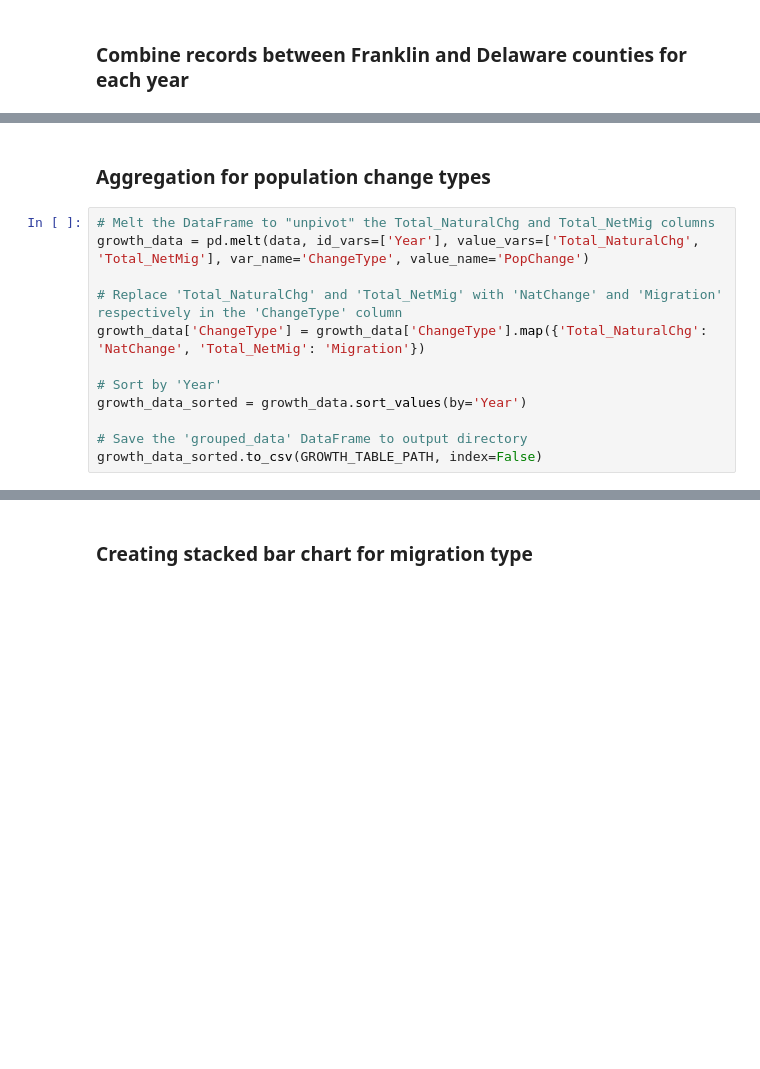
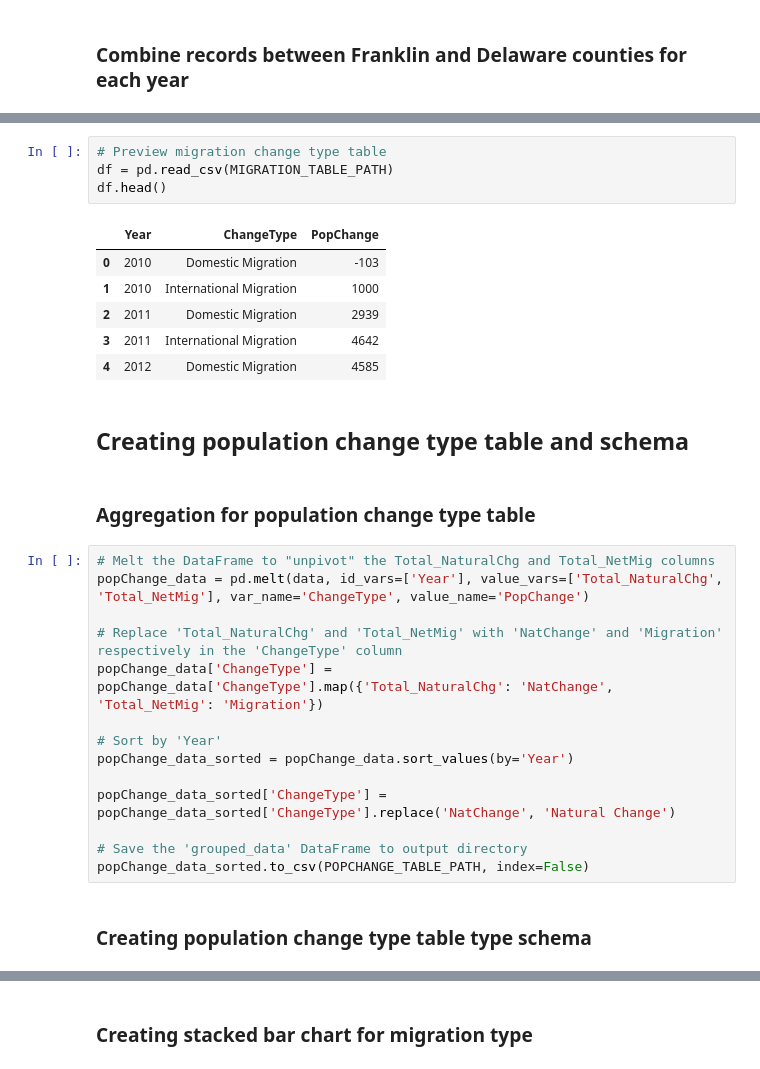
Before and after one commit to olivergwynn/OliverFirstTask, a Jupyter notebook: Task1.ipynb, the cells around one changed output, grey strips where cells are left out. Cells and saved outputs as stored; diff of their text form; blank space fills up the shorter version.

```diff
--- a/Task1.ipynb
+++ b/Task1.ipynb
@@ -186,14 +279,31 @@ migration_data_sorted.to_csv(MIGRATION_TABLE_PATH, index=False)
+# %%
+# Preview migration change type table
+df = pd.read_csv(MIGRATION_TABLE_PATH)
+df.head()
+# %% [output]
+|  | Year | ChangeType | PopChange |
+| 0 | 2010 | Domestic Migration | -103 |
+| 1 | 2010 | International Migration | 1000 |
+| 2 | 2011 | Domestic Migration | 2939 |
+| 3 | 2011 | International Migration | 4642 |
+| 4 | 2012 | Domestic Migration | 4585 |
+# %% [markdown]
+## Creating population change type table and schema
 # %% [markdown]
-### Aggregation for population change types
+### Aggregation for population change type table
 # %%
 # Melt the DataFrame to "unpivot" the Total_NaturalChg and Total_NetMig columns
-growth_data = pd.melt(data, id_vars=['Year'], value_vars=['Total_NaturalChg', 'Total_NetMig'], var_name='ChangeType', value_name='PopChange')
+popChange_data = pd.melt(data, id_vars=['Year'], value_vars=['Total_NaturalChg', 'Total_NetMig'], var_name='ChangeType', value_name='PopChange')
 
 # Replace 'Total_NaturalChg' and 'Total_NetMig' with 'NatChange' and 'Migration' respectively in the 'ChangeType' column
-growth_data['ChangeType'] = growth_data['ChangeType'].map({'Total_NaturalChg': 'NatChange', 'Total_NetMig': 'Migration'})
+popChange_data['ChangeType'] = popChange_data['ChangeType'].map({'Total_NaturalChg': 'NatChange', 'Total_NetMig': 'Migration'})
 
 # Sort by 'Year'
-growth_data_sorted = growth_data.sort_values(by='Year')
+popChange_data_sorted = popChange_data.sort_values(by='Year')
+
+popChange_data_sorted['ChangeType'] = popChange_data_sorted['ChangeType'].replace('NatChange', 'Natural Change')
 
 # Save the 'grouped_data' DataFrame to output directory
-growth_data_sorted.to_csv(GROWTH_TABLE_PATH, index=False)
+popChange_data_sorted.to_csv(POPCHANGE_TABLE_PATH, index=False)
+# %% [markdown]
+### Creating population change type table type schema
```
Also changed, not shown: parts of 32 cells of this notebook, 4 other files.
